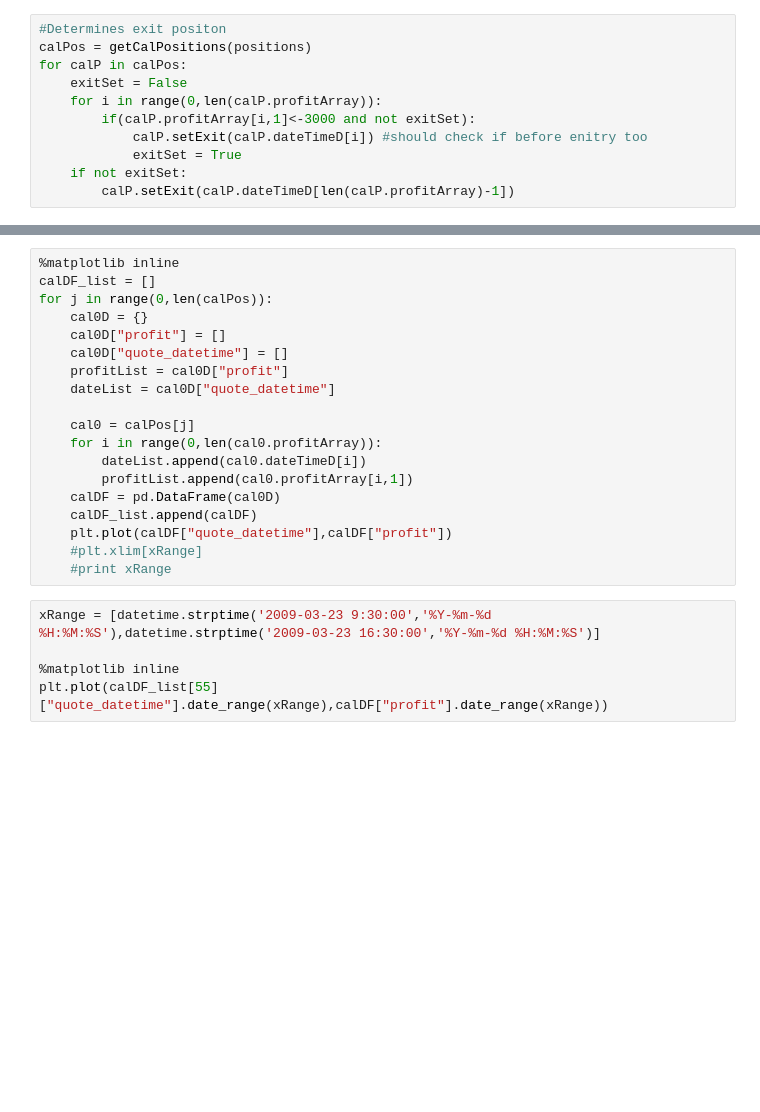
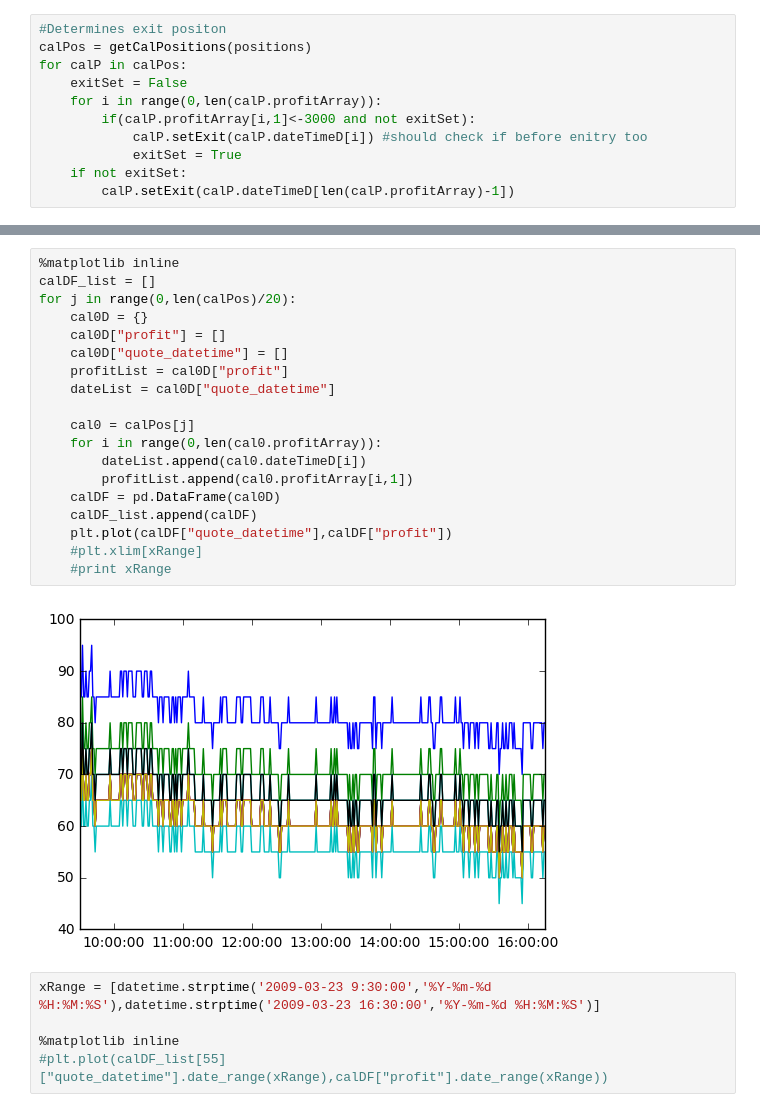
Before and after one commit to DexterAntonio/SPXDataP, a Jupyter notebook: spyOptionProcess.ipynb, the cells around one changed output, grey strips where cells are left out. Cells and saved outputs as stored; diff of their text form; blank space fills up the shorter version.

```diff
--- a/spyOptionProcess.ipynb
+++ b/spyOptionProcess.ipynb
@@ -394,27 +443,29 @@ for p in posList:
 # %%
 %matplotlib inline
 calDF_list = []
-for j in range(0,len(calPos)):
+for j in range(0,len(calPos)/20):
     cal0D = {}
     cal0D["profit"] = []
     cal0D["quote_datetime"] = []
     profitList = cal0D["profit"]
     dateList = cal0D["quote_datetime"]
 
     cal0 = calPos[j]
     for i in range(0,len(cal0.profitArray)):
         dateList.append(cal0.dateTimeD[i])
         profitList.append(cal0.profitArray[i,1])
     calDF = pd.DataFrame(cal0D)
     calDF_list.append(calDF)
     plt.plot(calDF["quote_datetime"],calDF["profit"])
     #plt.xlim[xRange]
     #print xRange
+# %% [output]
+[figure, added]
 # %%
 xRange = [datetime.strptime('2009-03-23 9:30:00','%Y-%m-%d %H:%M:%S'),datetime.strptime('2009-03-23 16:30:00','%Y-%m-%d %H:%M:%S')]
 
 %matplotlib inline
-plt.plot(calDF_list[55]["quote_datetime"].date_range(xRange),calDF["profit"].date_range(xRange))
+#plt.plot(calDF_list[55]["quote_datetime"].date_range(xRange),calDF["profit"].date_range(xRange))
 # %%
 import pygal
 from math import cos
```
Also changed, not shown: parts of 13 cells of this notebook.
